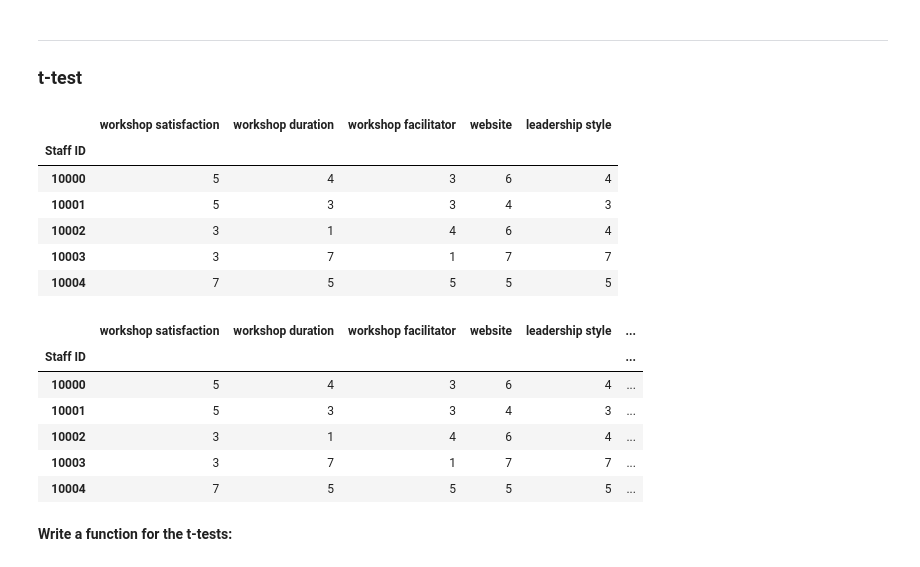
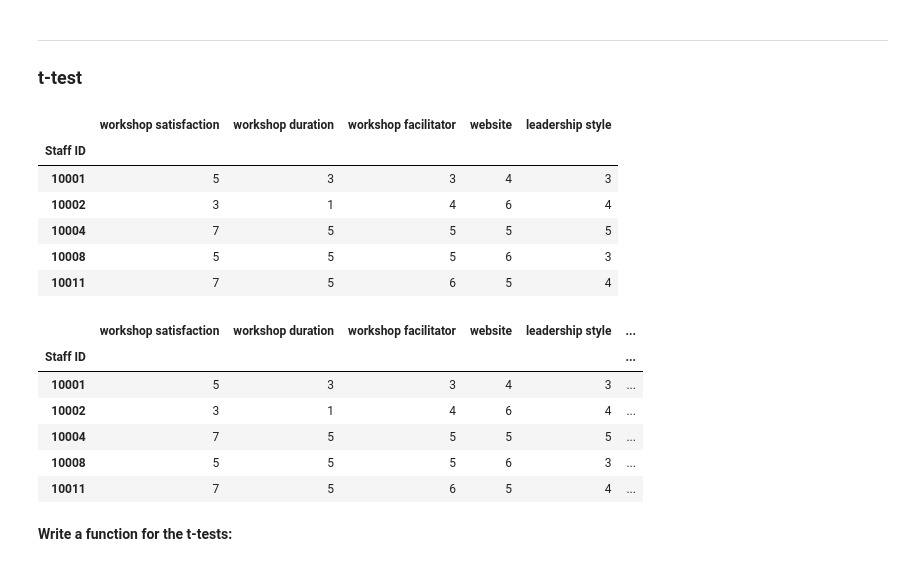
Before and after one commit to blucap/MMPA531, a Jupyter notebook: parts_abc.ipynb, the cells around one changed output. Saved outputs shown, nothing was run; the diff lists cells and outputs as text; code cells hidden in the pictures.

```diff
--- a/parts_abc.ipynb
+++ b/parts_abc.ipynb
@@ -149,28 +149,28 @@ port_to_excel(df)
 # %%
 from scipy.stats import ttest_ind
 
-df = load_excel("PartB.xlsx")
+df = load_excel("PartC.xlsx")
 dfa = df.filter(regex = "workshop.*|leader.*|website.*")
 dfa.head()
 # %% [output]
 |  | workshop satisfaction | workshop duration | workshop facilitator | website | leadership style |
 | Staff ID |  |  |  |  |  |
-| 10000 | 5 | 4 | 3 | 6 | 4 |
 | 10001 | 5 | 3 | 3 | 4 | 3 |
 | 10002 | 3 | 1 | 4 | 6 | 4 |
-| 10003 | 3 | 7 | 1 | 7 | 7 |
 | 10004 | 7 | 5 | 5 | 5 | 5 |
+| 10008 | 5 | 5 | 5 | 6 | 3 |
+| 10011 | 7 | 5 | 6 | 5 | 4 |
 # %%
 dfa=dfa.join(df['attendance channel'])
 dfa.head()
 # %% [output]
 |  | workshop satisfaction | workshop duration | workshop facilitator | website | leadership style | ... |
 | Staff ID |  |  |  |  |  | ... |
-| 10000 | 5 | 4 | 3 | 6 | 4 | ... |
 | 10001 | 5 | 3 | 3 | 4 | 3 | ... |
 | 10002 | 3 | 1 | 4 | 6 | 4 | ... |
-| 10003 | 3 | 7 | 1 | 7 | 7 | ... |
 | 10004 | 7 | 5 | 5 | 5 | 5 | ... |
+| 10008 | 5 | 5 | 5 | 6 | 3 | ... |
+| 10011 | 7 | 5 | 6 | 5 | 4 | ... |
 # %% [markdown]
 **Write a function for the t-tests:**
 # %%
```
Also changed, not shown: parts of 11 cells of this notebook, 1 other file.
